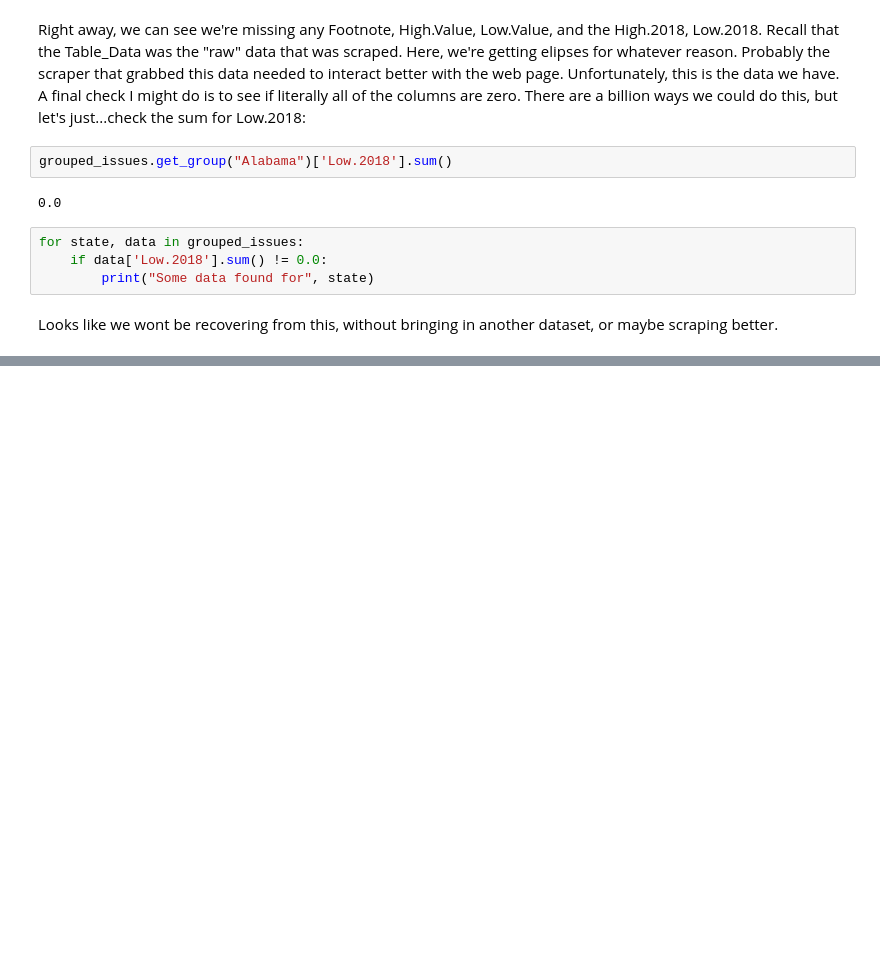
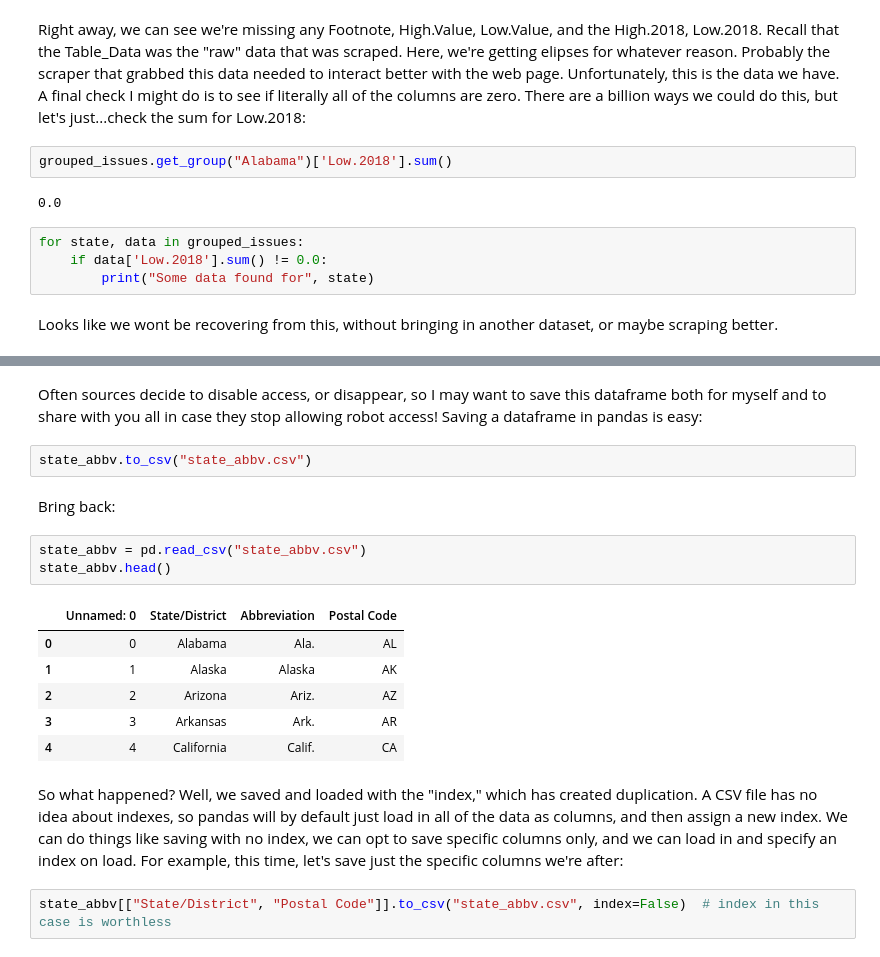
Before and after one commit to illumi91/Groupby_practice, a Jupyter notebook: Groupby on min wage dataset.ipynb, the cells around one changed output, grey strips where cells are left out. Cells and saved outputs as stored; diff of their text form; blank space fills up the shorter version.

```diff
--- a/Groupby on min wage dataset.ipynb
+++ b/Groupby on min wage dataset.ipynb
@@ -155,0 +226,20 @@ Looks like we wont be recovering from this, without bringing in another dataset,
+# %% [markdown]
+Often sources decide to disable access, or disappear, so I may want to save this dataframe both for myself and to share with you all in case they stop allowing robot access! Saving a dataframe in pandas is easy:
+# %%
+state_abbv.to_csv("state_abbv.csv")
+# %% [markdown]
+Bring back:
+# %%
+state_abbv = pd.read_csv("state_abbv.csv")
+state_abbv.head()
+# %% [output]
+|  | Unnamed: 0 | State/District | Abbreviation | Postal Code |
+| 0 | 0 | Alabama | Ala. | AL |
+| 1 | 1 | Alaska | Alaska | AK |
+| 2 | 2 | Arizona | Ariz. | AZ |
+| 3 | 3 | Arkansas | Ark. | AR |
+| 4 | 4 | California | Calif. | CA |
+# %% [markdown]
+So what happened? Well, we saved and loaded with the "index," which has created duplication. A CSV file has no idea about indexes, so pandas will by default just load in all of the data as columns, and then assign a new index. We can do things like saving with no index, we can opt to save specific columns only, and we can load in and specify an index on load. For example, this time, let's save just the specific columns we're after:
+# %%
+state_abbv[["State/District", "Postal Code"]].to_csv("state_abbv.csv", index=False)  # index in this case is worthless
```
Also changed, not shown: parts of 19 cells of this notebook, 1 other file.
